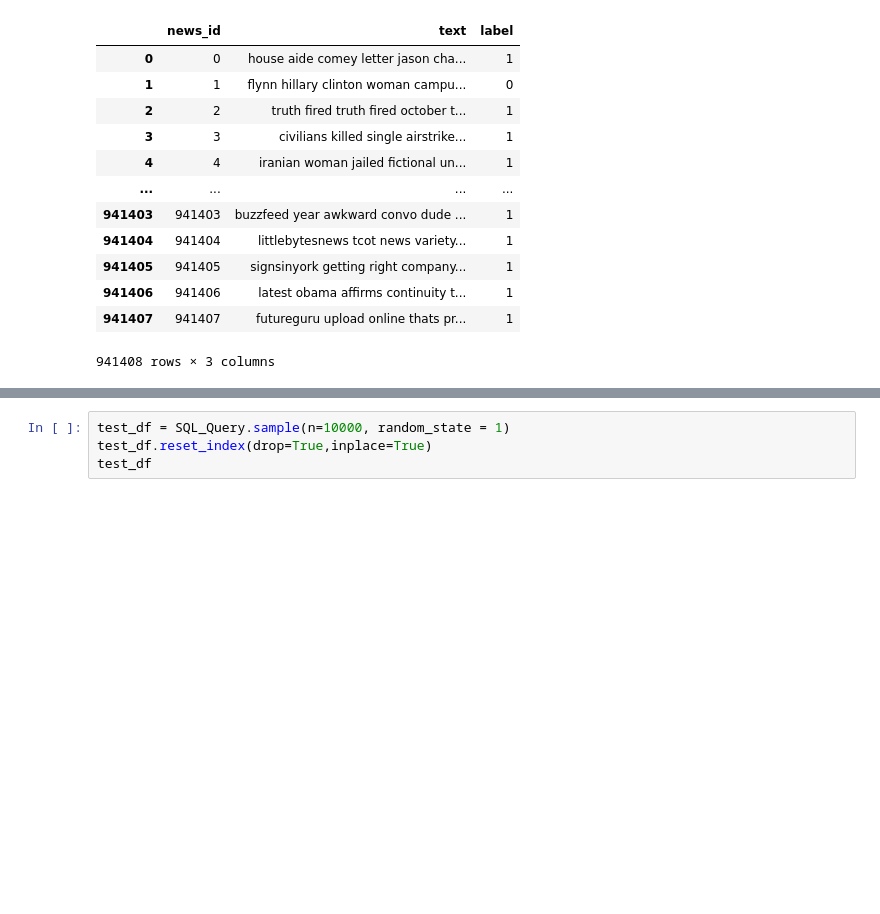
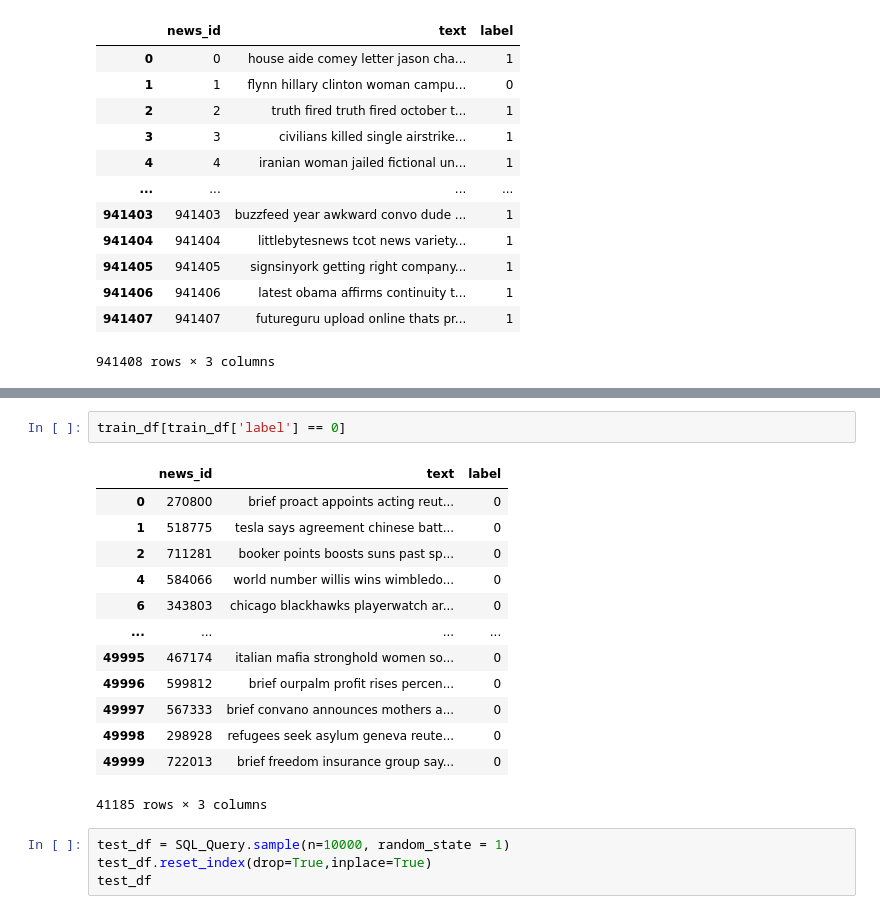
Before and after one commit to monash-tp37-project/iteration_1_model, a Jupyter notebook: news_class_model_keras.ipynb, the cells around one changed output, grey strips where cells are left out. Cells and saved outputs as stored; diff of their text form; blank space fills up the shorter version.

```diff
--- a/news_class_model_keras.ipynb
+++ b/news_class_model_keras.ipynb
@@ -142,3 +142,19 @@ train_df
+# %%
+train_df[train_df['label'] == 0]
+# %% [output]
+|  | news_id | text | label |
+| 0 | 270800 | brief proact appoints acting reut... | 0 |
+| 1 | 518775 | tesla says agreement chinese batt... | 0 |
+| 2 | 711281 | booker points boosts suns past sp... | 0 |
+| 4 | 584066 | world number willis wins wimbledo... | 0 |
+| 6 | 343803 | chicago blackhawks playerwatch ar... | 0 |
+| ... | ... | ... | ... |
+| 49995 | 467174 | italian mafia stronghold women so... | 0 |
+| 49996 | 599812 | brief ourpalm profit rises percen... | 0 |
+| 49997 | 567333 | brief convano announces mothers a... | 0 |
+| 49998 | 298928 | refugees seek asylum geneva reute... | 0 |
+| 49999 | 722013 | brief freedom insurance group say... | 0 |
+41185 rows × 3 columns
 # %%
 test_df = SQL_Query.sample(n=10000, random_state = 1)
 test_df.reset_index(drop=True,inplace=True)
```
Also changed, not shown: parts of 25 cells of this notebook.
